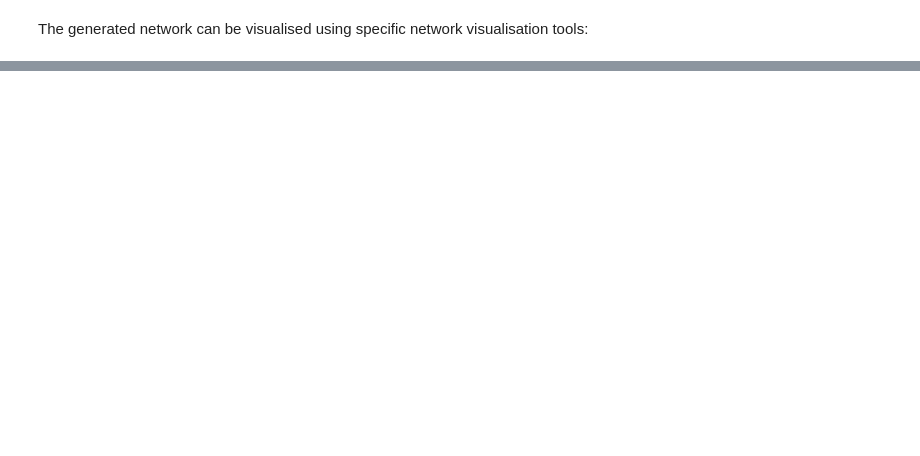
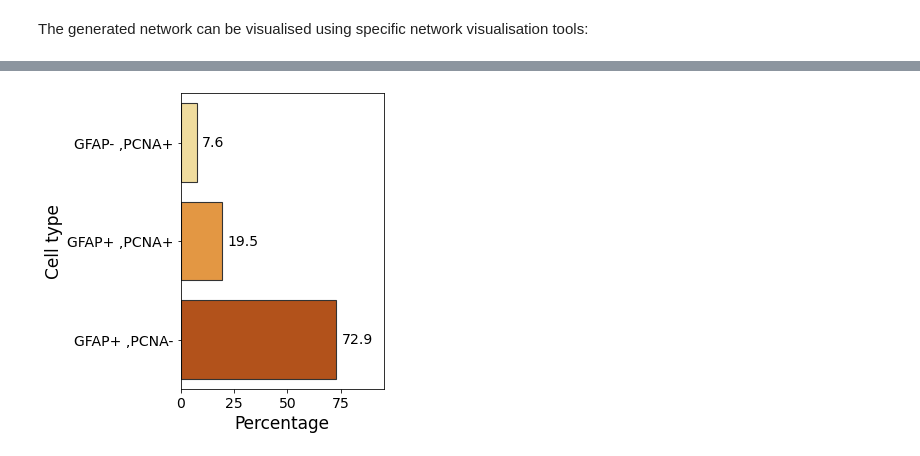
Before and after one commit to BaroudLab/Griottes, a Jupyter notebook: example_notebooks/Figure_4.ipynb, the cells around one changed output, grey strips where cells are left out. Cells and saved outputs as stored; diff of their text form; code cells hidden in the pictures; blank space fills up the shorter version.

```diff
--- a/example_notebooks/Figure_4.ipynb
+++ b/example_notebooks/Figure_4.ipynb
@@ -66,0 +81,29 @@ no weights
+# %%
+cell_counts = dict(Counter(zebrafish_cell_properties[descriptors]['cell_properties']))
+
+cell_count_frame = pandas.DataFrame()
+for cell_type in cell_counts.keys():
+    cell_count_frame.loc[cell_type, 'cell_count'] = cell_counts[cell_type]
+
+cell_count_frame['frequency'] = 100*cell_count_frame['cell_count']/cell_count_frame['cell_count'].sum()
+cell_count_frame['cell_properties'] = cell_count_frame.index
+# %%
+fig, ax = plt.subplots(figsize = (5,5))
+ax.tick_params(axis='both', which='major', labelsize=14)
+ax.tick_params(axis='both', which='minor', labelsize=14)
+
+ax = sns.barplot(data = cell_count_frame,
+                 y = 'cell_properties',
+                 x = 'frequency',
+                 palette = 'YlOrBr',
+                 edgecolor=".2", linewidth=1.1)
+
+ax.set_xlabel('Percentage', fontsize=17)
+ax.set_ylabel('Cell type', fontsize=17)
+
+ax.bar_label(ax.containers[0], fmt='%.1f', fontsize = 14, padding = 5)
+ax.set_xlim(right=95)
+
+plt.tight_layout()
+# %% [output]
+[figure, added]
```
Also changed, not shown: parts of 14 cells of this notebook, 3 other files.
